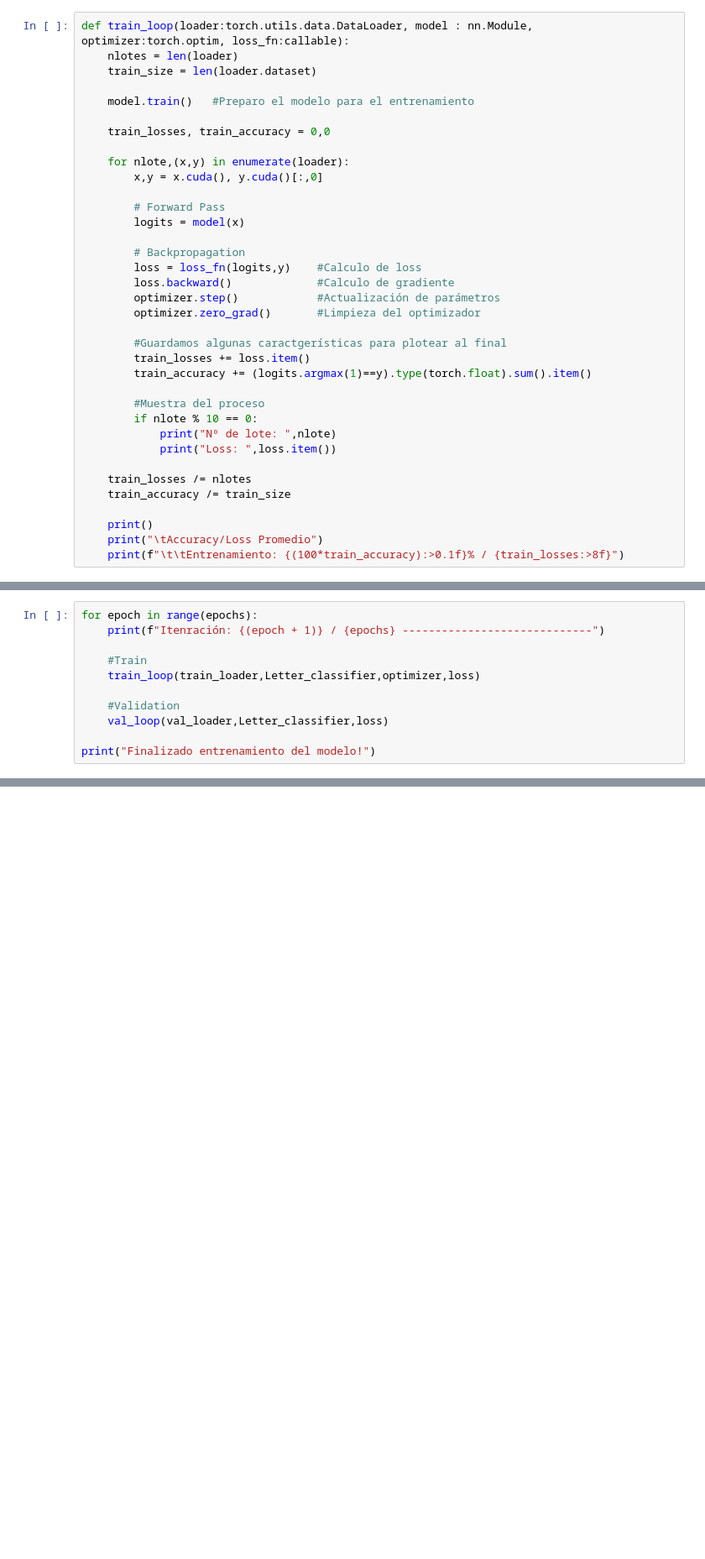
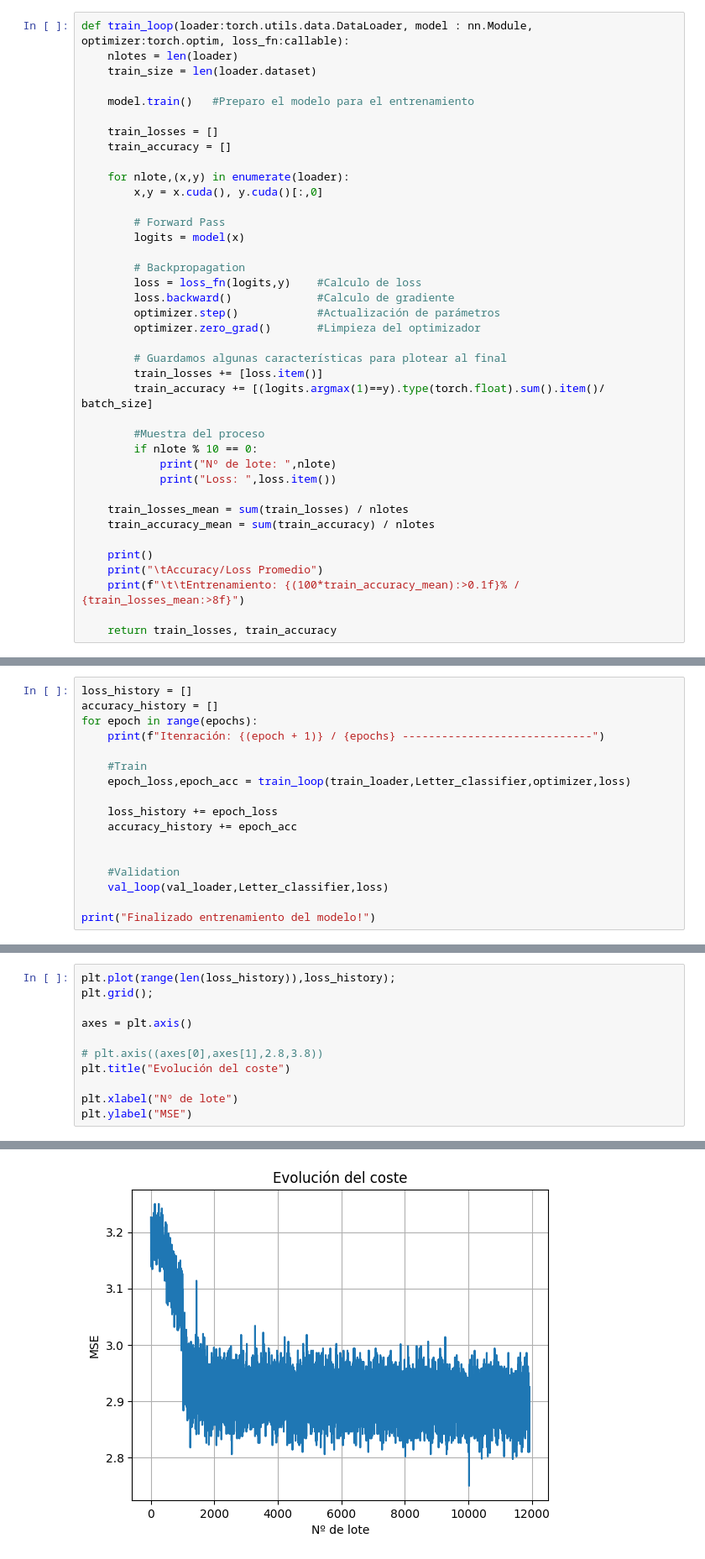
Before and after one commit to PudWin14/Generative_AI_TFM, a Jupyter notebook: Ejercicio_LNN_Letras/LNN_Letras.ipynb, the cells around one changed output, grey strips where cells are left out. Shown at 84% size. Drawn from its saved outputs; the diff is of its cells as text; blank space fills up the shorter version.

```diff
--- a/Ejercicio_LNN_Letras/LNN_Letras.ipynb
+++ b/Ejercicio_LNN_Letras/LNN_Letras.ipynb
@@ -155,7 +175,8 @@ def train_loop(loader:torch.utils.data.DataLoader, model : nn.Module, optimizer:
 
     model.train()   #Preparo el modelo para el entrenamiento
 
-    train_losses, train_accuracy = 0,0
+    train_losses = []
+    train_accuracy = []
 
     for nlote,(x,y) in enumerate(loader):
         x,y = x.cuda(), y.cuda()[:,0]
@@ -169,18 +190,20 @@ def train_loop(loader:torch.utils.data.DataLoader, model : nn.Module, optimizer:
         optimizer.step()            #Actualización de parámetros
         optimizer.zero_grad()       #Limpieza del optimizador
 
-        #Guardamos algunas caractgerísticas para plotear al final
-        train_losses += loss.item()
-        train_accuracy += (logits.argmax(1)==y).type(torch.float).sum().item()
+        # Guardamos algunas características para plotear al final
+        train_losses += [loss.item()]
+        train_accuracy += [(logits.argmax(1)==y).type(torch.float).sum().item()/ batch_size]
 
         #Muestra del proceso
         if nlote % 10 == 0:
             print("Nº de lote: ",nlote)
             print("Loss: ",loss.item())
 
-    train_losses /= nlotes
-    train_accuracy /= train_size
+    train_losses_mean = sum(train_losses) / nlotes
+    train_accuracy_mean = sum(train_accuracy) / nlotes
 
     print()
     print("\tAccuracy/Loss Promedio")
-    print(f"\t\tEntrenamiento: {(100*train_accuracy):>0.1f}% / {train_losses:>8f}")
+    print(f"\t\tEntrenamiento: {(100*train_accuracy_mean):>0.1f}% / {train_losses_mean:>8f}")
+
+    return train_losses, train_accuracy
@@ -233,11 +232,17 @@ def val_loop(loader:torch.utils.data.DataLoader, model:nn.Module, loss_fn:callab
 
     print(f"\t\tValidación: {(100*val_accuracy):>0.1f}% / {val_losses:>8f}")
 # %%
+loss_history = []
+accuracy_history = []
 for epoch in range(epochs):
     print(f"Itenración: {(epoch + 1)} / {epochs} -----------------------------")
 
     #Train
-    train_loop(train_loader,Letter_classifier,optimizer,loss)
+    epoch_loss,epoch_acc = train_loop(train_loader,Letter_classifier,optimizer,loss)
+
+    loss_history += epoch_loss
+    accuracy_history += epoch_acc
+
 
     #Validation
     val_loop(val_loader,Letter_classifier,loss)
@@ -245,0 +275,12 @@ print("Finalizado entrenamiento del modelo!")
+# %%
+plt.plot(range(len(loss_history)),loss_history);
+plt.grid();
+
+axes = plt.axis()
+
+# plt.axis((axes[0],axes[1],2.8,3.8))
+plt.title("Evolución del coste")
+
+plt.xlabel("Nº de lote")
+plt.ylabel("MSE")
+# %% [output]
@@ -245,0 +288 @@ print("Finalizado entrenamiento del modelo!")
+[figure, added]
```
Also changed, not shown: parts of 23 cells of this notebook, 1 other file.
